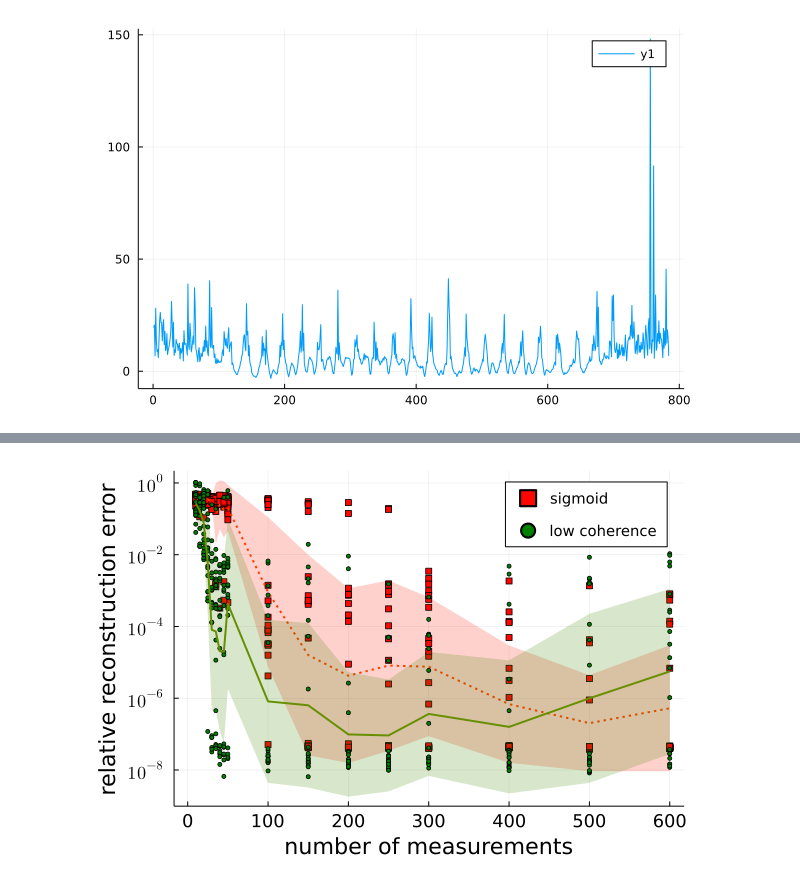
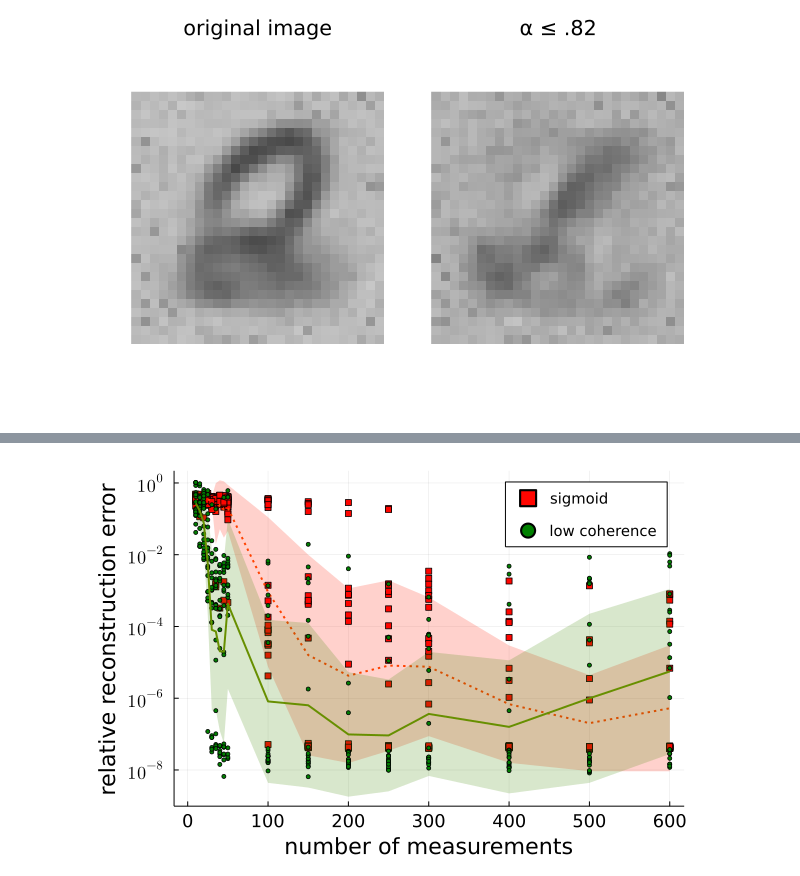
Before and after one commit to babhrujoshi/GNN_Isometries, a Jupyter notebook: src/MNIST_image_recovery_code.ipynb, the cells around one changed output, grey strips where cells are left out. Saved outputs shown, nothing was run; the diff lists cells and outputs as text; code cells hidden in the pictures.

```diff
--- a/src/MNIST_image_recovery_code.ipynb
+++ b/src/MNIST_image_recovery_code.ipynb
@@ -92,11 +81,11 @@ Loading model...Done
-# %%
-z_est_inco = randn(k,1); #initialization for algorithm
-colorview(Gray, reshape(G_inco(z_inco), 28, 28)' )
-
-plot(G_inco(z_inco))
-# %% [output]
-[figure, removed]
 # %%
-tolerance = 1e-7; max_iter = 1000; out_toggle = 0
-opt = Flux.Optimise.ADAM(.1);
-z_est_inco = estimated_code(opt, G_inco, y, F_sub, z_est_inco; max_iter, tolerance, out_toggle);  # run a optimizer to solve the least squares problem
+tolerance = 1e-14; max_iter = 5000; out_toggle = 0
+opt = Flux.Optimise.ADAM(.01);
+z_est = randn(k,1); #initialization for algorithm
+z_est = estimated_code(opt, G_inco, y, F_sub, z_est; max_iter, tolerance, out_toggle);  # run a optimizer to solve the least squares problem
+p1 = plot(colorview(Gray, reshape(G_inco(z_true), 28,28)' ), framestyle = :none, bg =:black, title = "original image")
+p2 = plot(colorview(Gray, reshape(G_inco(z_est), 28,28)' ), framestyle = :none, bg =:black, title = "α ≤ .82")
+
+plot(p1,p2)
+# %% [output]
+[figure, added]
```
Also changed, not shown: parts of 3 cells of this notebook, 6 other files.
